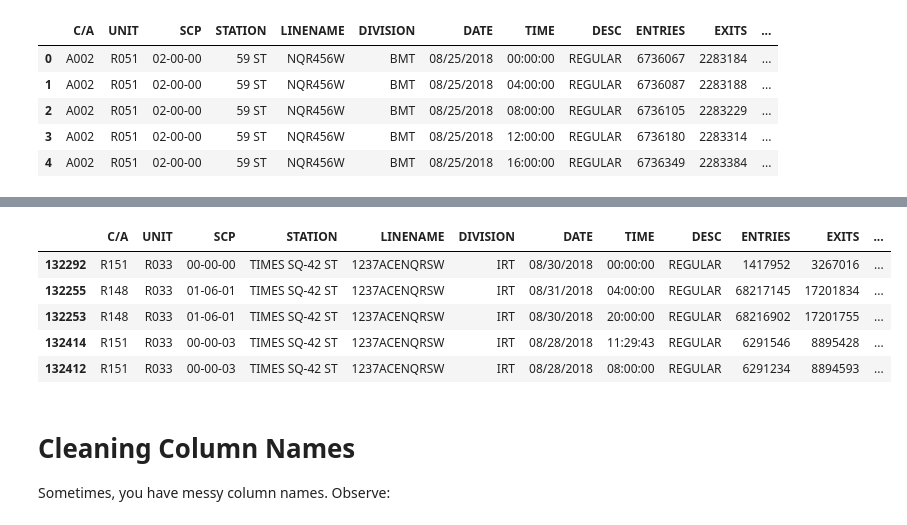
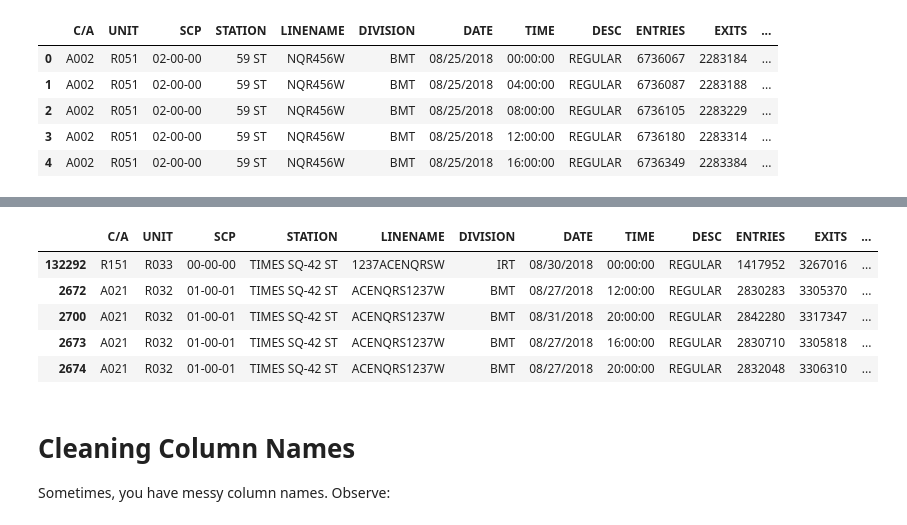
Before and after one commit to isabelmag/ds-skills-pandas-cleaning-nyc-ds-091018, a Jupyter notebook: index.ipynb, the cells around one changed output, grey strips where cells are left out. Cells and saved outputs as stored; diff of their text form; code cells hidden in the pictures.

```diff
--- a/index.ipynb
+++ b/index.ipynb
@@ -128,15 +128,15 @@ df.head(10)
 | 132324 | R151 | R033 | 00-00-01 | TIMES SQ-42 ST | 1237ACENQRSW | IRT | 08/28/2018 | 08:00:00 | REGULAR | 1717447879 | 320077654 | ... |
 | 132325 | R151 | R033 | 00-00-01 | TIMES SQ-42 ST | 1237ACENQRSW | IRT | 08/28/2018 | 10:00:23 | REGULAR | 1717448354 | 320077763 | ... |
 # %%
-df.sort_values('Num_Lines', ascending=False, inplace=True)
+df.sort_values('Num_Lines1', ascending=False, inplace=True)
 df.head()
 # %% [output]
 |  | C/A | UNIT | SCP | STATION | LINENAME | DIVISION | DATE | TIME | DESC | ENTRIES | EXITS | ... |
 | 132292 | R151 | R033 | 00-00-00 | TIMES SQ-42 ST | 1237ACENQRSW | IRT | 08/30/2018 | 00:00:00 | REGULAR | 1417952 | 3267016 | ... |
-| 132255 | R148 | R033 | 01-06-01 | TIMES SQ-42 ST | 1237ACENQRSW | IRT | 08/31/2018 | 04:00:00 | REGULAR | 68217145 | 17201834 | ... |
-| 132253 | R148 | R033 | 01-06-01 | TIMES SQ-42 ST | 1237ACENQRSW | IRT | 08/30/2018 | 20:00:00 | REGULAR | 68216902 | 17201755 | ... |
-| 132414 | R151 | R033 | 00-00-03 | TIMES SQ-42 ST | 1237ACENQRSW | IRT | 08/28/2018 | 11:29:43 | REGULAR | 6291546 | 8895428 | ... |
-| 132412 | R151 | R033 | 00-00-03 | TIMES SQ-42 ST | 1237ACENQRSW | IRT | 08/28/2018 | 08:00:00 | REGULAR | 6291234 | 8894593 | ... |
+| 2672 | A021 | R032 | 01-00-01 | TIMES SQ-42 ST | ACENQRS1237W | BMT | 08/27/2018 | 12:00:00 | REGULAR | 2830283 | 3305370 | ... |
+| 2700 | A021 | R032 | 01-00-01 | TIMES SQ-42 ST | ACENQRS1237W | BMT | 08/31/2018 | 20:00:00 | REGULAR | 2842280 | 3317347 | ... |
+| 2673 | A021 | R032 | 01-00-01 | TIMES SQ-42 ST | ACENQRS1237W | BMT | 08/27/2018 | 16:00:00 | REGULAR | 2830710 | 3305818 | ... |
+| 2674 | A021 | R032 | 01-00-01 | TIMES SQ-42 ST | ACENQRS1237W | BMT | 08/27/2018 | 20:00:00 | REGULAR | 2832048 | 3306310 | ... |
 # %% [markdown]
 # Cleaning Column Names
 Sometimes, you have messy column names. Observe:
```
